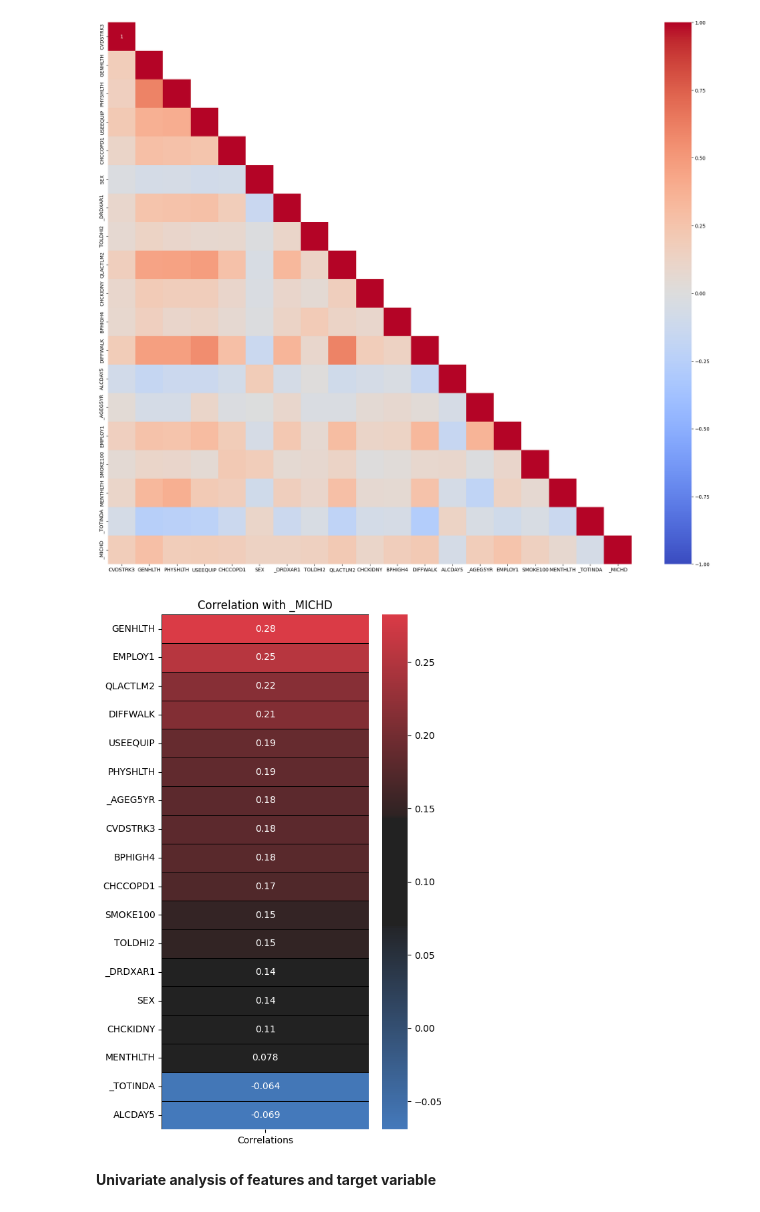
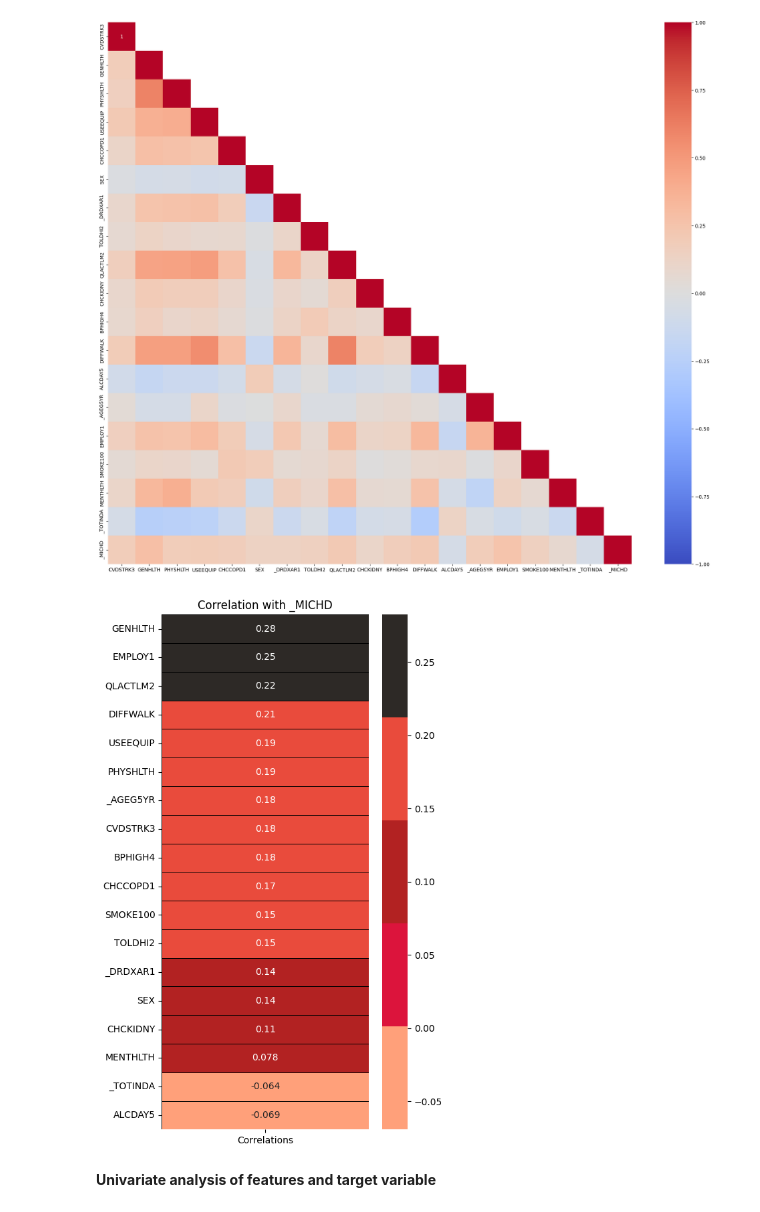
Before and after one commit to carlosla2802/TFG-repo, a Jupyter notebook: tfg_code.ipynb, the cells around one changed output. Saved outputs shown, nothing was run; the diff lists cells and outputs as text; code cells hidden in the pictures.

```diff
--- a/tfg_code.ipynb
+++ b/tfg_code.ipynb
@@ -1096,18 +1096,18 @@ plt.show()
 # %%
 # Calcula la correlación con '_MICHD'
 corr = final_dataset.drop('_MICHD', axis=1).corrwith(final_dataset['_MICHD']).sort_values(ascending=False).to_frame()
 corr.columns = ['Correlations']
 
-# Definir los colores personalizados como una escala continua en tonos de rojo a azul, invertida
-colors = sns.diverging_palette(250, 10, sep=55, n=256, center="dark")  # Invertido para que rojo sea alto y azul sea bajo
+# Definir los colores personalizados como una escala
+colors = ["#FFA07A", "#DC143C", "#B22222", "#E94B3C", "#2D2926"]  # Colores en formato HEX
 
 # Crear el heatmap
 plt.subplots(figsize=(5,10))
-sns.heatmap(corr, annot=True, cmap=colors, linewidths=0.4, linecolor='black')
+sns.heatmap(corr, annot=True, cmap=sns.color_palette(colors, as_cmap=True), linewidths=0.4, linecolor='black')
 plt.title('Correlation with _MICHD')
 plt.show()
 # %% [output]
-[figure, old version]
+[figure, new version]
 # %% [markdown]
 **Univariate analysis of features and target variable**
 # %%
```
